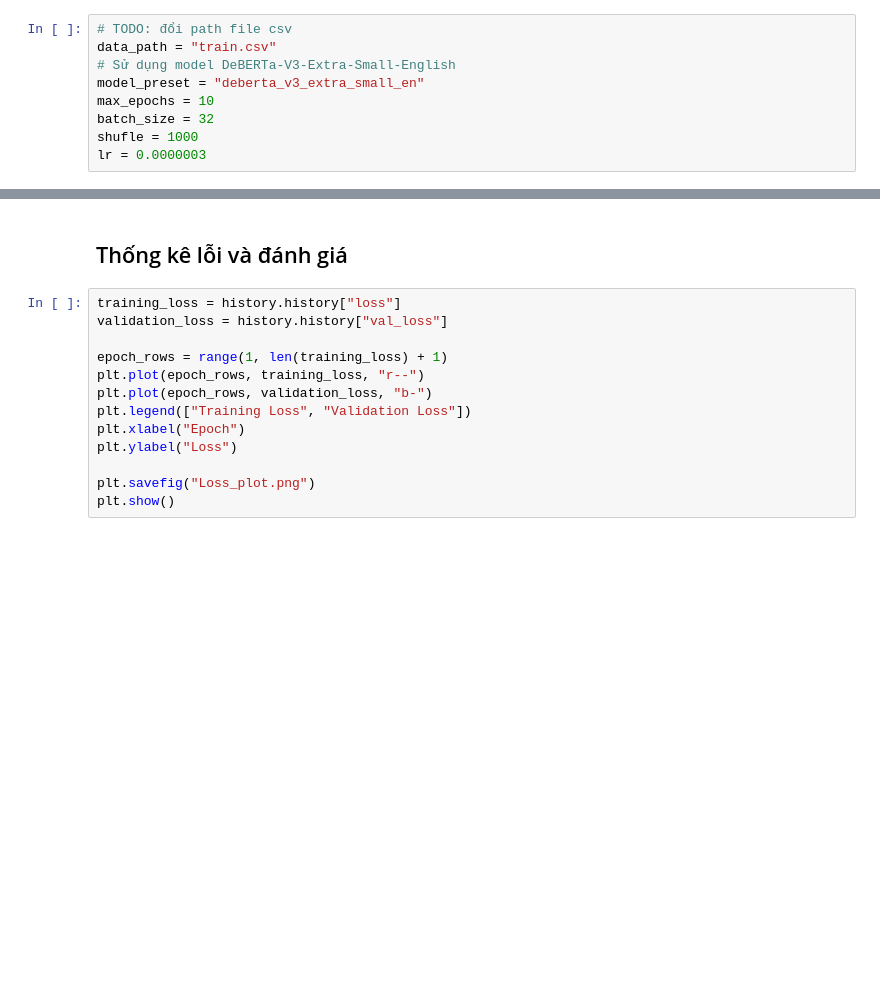
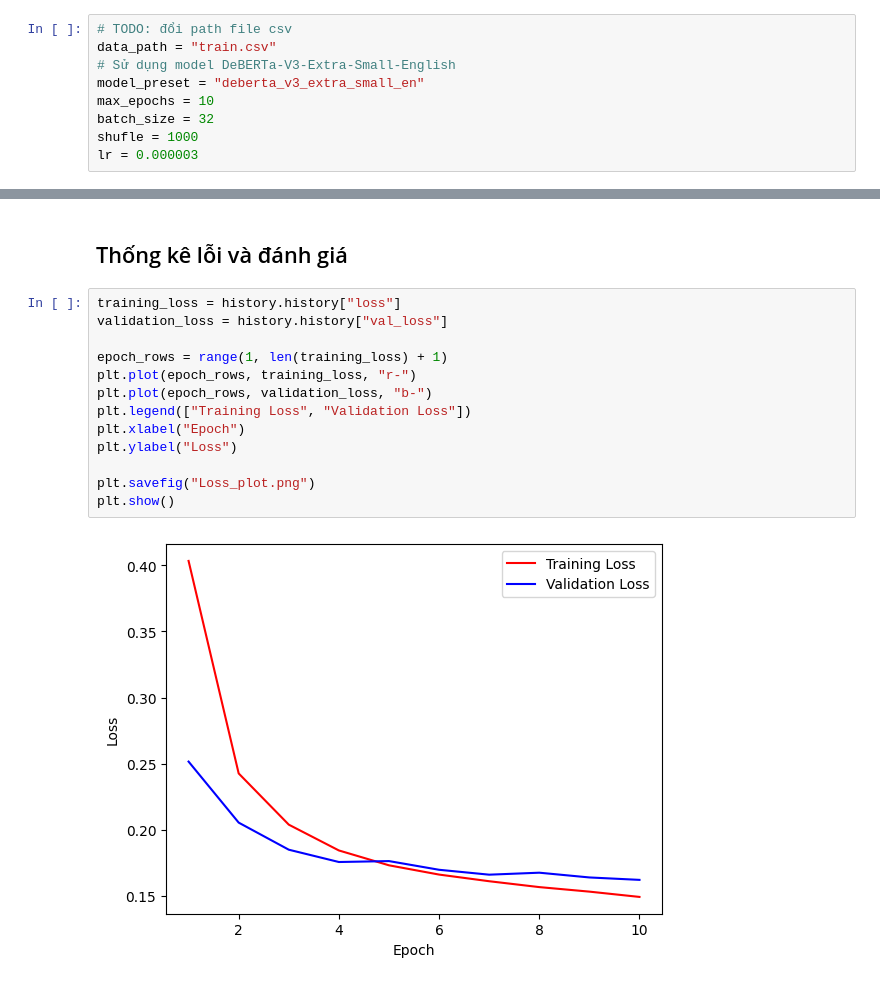
Before and after one commit to Siralexgon/PTDLTM, a Jupyter notebook: train_model.ipynb, the cells around one changed output, grey strips where cells are left out. Drawn from its saved outputs; the diff is of its cells as text; blank space fills up the shorter version.

```diff
--- a/train_model.ipynb
+++ b/train_model.ipynb
@@ -37,7 +67,7 @@ model_preset = "deberta_v3_extra_small_en"
 max_epochs = 10
 batch_size = 32
 shufle = 1000
-lr = 0.0000003
+lr = 0.000003
 # %% [markdown]
 ## Các hàm chính để xử lý model
 # %% [markdown]
@@ -196,13 +219,15 @@ KeyboardInterrupt:
 # %%
 training_loss = history.history["loss"]
 validation_loss = history.history["val_loss"]
 
 epoch_rows = range(1, len(training_loss) + 1)
-plt.plot(epoch_rows, training_loss, "r--")
+plt.plot(epoch_rows, training_loss, "r-")
 plt.plot(epoch_rows, validation_loss, "b-")
 plt.legend(["Training Loss", "Validation Loss"])
 plt.xlabel("Epoch")
 plt.ylabel("Loss")
 
 plt.savefig("Loss_plot.png")
 plt.show()
+# %% [output]
+[figure, added]
```
Also changed, not shown: parts of 6 cells of this notebook, 4 other files.
